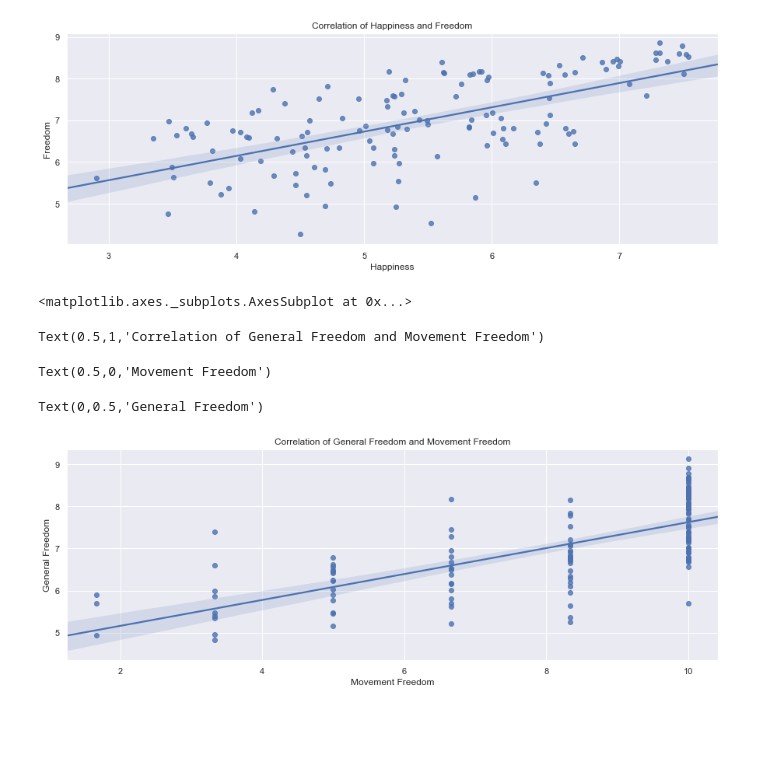
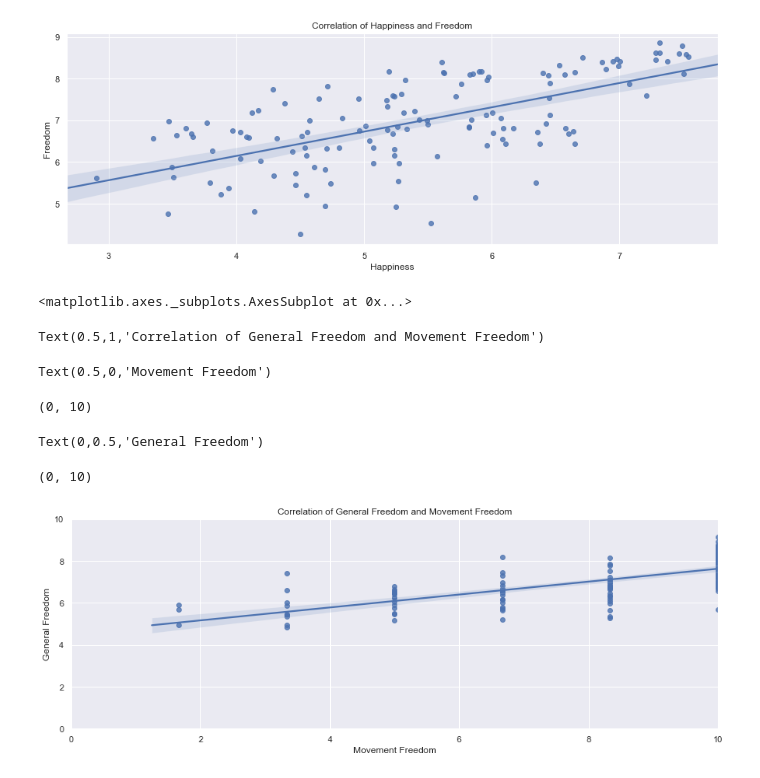
Before and after one commit to jbratcher/happiness_and_freedom, a Jupyter notebook: hfh_movement.ipynb, the cells around one changed output. Drawn from its saved outputs; the diff is of its cells as text; code cells hidden in the pictures; blank space fills up the shorter version.

```diff
--- a/hfh_movement.ipynb
+++ b/hfh_movement.ipynb
@@ -164,25 +164,29 @@ Text(0,0.5,'Freedom')
 # %%
 # General Freedom and Freedom of Movement
 
 # retrieve movement and freedom data from Human Freedom Index grouped by country and ordered by freedom score
 
 hfi_movement_and_freedom_data = "SELECT hf_score, pf_movement FROM 'Human Freedom Index' GROUP BY countries ORDER BY pf_score DESC"
 hfi_movement_and_freedom_raw = pd.read_sql(hfi_movement_and_freedom_data, con=engine)
 hfi_movement_and_freedom = hfi_movement_and_freedom_raw.dropna()
 
 # scatter plot analysis with linear regression
 
 fig, ax = plt.subplots(figsize=(15, 5))
 sns.regplot(x="pf_movement", y="hf_score", data=hfi_movement_and_freedom)
 ax.set_title("Correlation of General Freedom and Movement Freedom")
 ax.set_xlabel("Movement Freedom")
+ax.set_xlim([0,10])
 ax.set_ylabel("General Freedom")
+ax.set_ylim([0,10])
 # %% [output]
 <matplotlib.axes._subplots.AxesSubplot at 0x...>
 Text(0.5,1,'Correlation of General Freedom and Movement Freedom')
 Text(0.5,0,'Movement Freedom')
-Text(0,0.5,'General Freedom')
+(0, 10)
+Text(0,0.5,'General Freedom')
+(0, 10)
-[figure, old version]
+[figure, new version]
 # %%
 # Happiness and Movement Freedom
 
```
Also changed, not shown: parts of 10 cells of this notebook.
